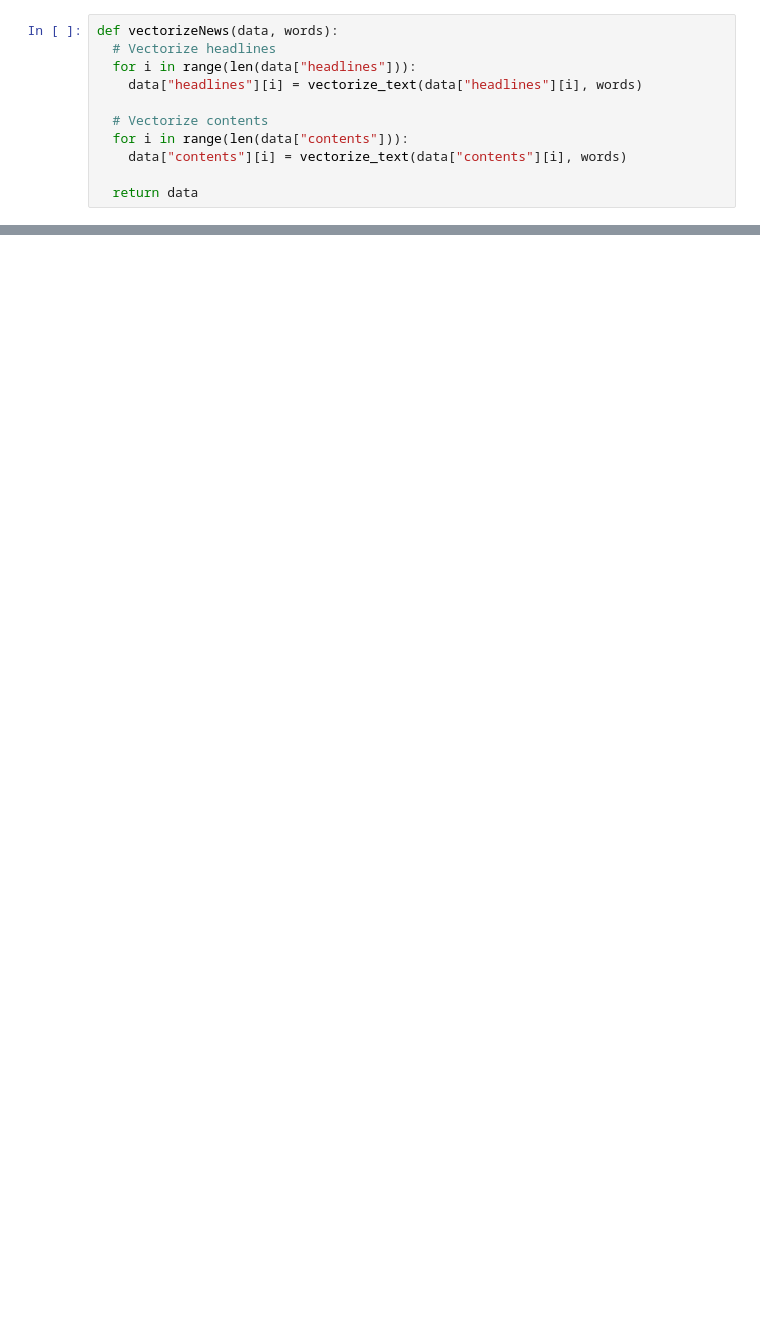
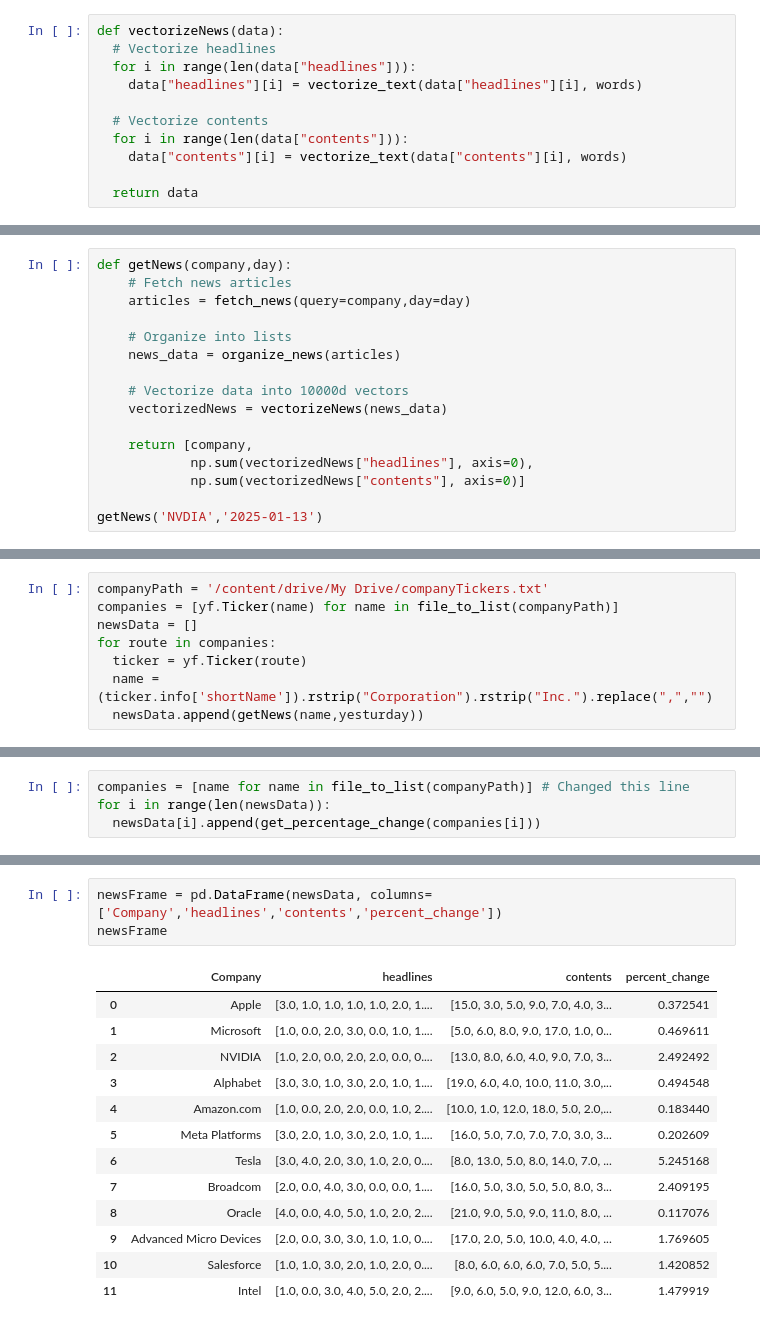
Before and after one commit to xanderrp2/StockAI, a Jupyter notebook: DataCollection_py.ipynb, the cells around one changed output, grey strips where cells are left out. Cells and saved outputs as stored; diff of their text form; blank space fills up the shorter version.

```diff
--- a/DataCollection_py.ipynb
+++ b/DataCollection_py.ipynb
@@ -81,5 +86,5 @@ result_dict = file_to_dict(file_path)
 # %%
-def vectorizeNews(data, words):
+def vectorizeNews(data):
   # Vectorize headlines
   for i in range(len(data["headlines"])):
     data["headlines"][i] = vectorize_text(data["headlines"][i], words)
@@ -112,0 +97,16 @@ if __name__ == "__main__":
+# %%
+def getNews(company,day):
+    # Fetch news articles
+    articles = fetch_news(query=company,day=day)
+
+    # Organize into lists
+    news_data = organize_news(articles)
+
+    # Vectorize data into 10000d vectors
+    vectorizedNews = vectorizeNews(news_data)
+
+    return [company,
+            np.sum(vectorizedNews["headlines"], axis=0),
+            np.sum(vectorizedNews["contents"], axis=0)]
+
+getNews('NVDIA','2025-01-13')
@@ -112,0 +151,8 @@ if __name__ == "__main__":
+# %%
+companyPath = '/content/drive/My Drive/companyTickers.txt'
+companies = [yf.Ticker(name) for name in file_to_list(companyPath)]
+newsData = []
+for route in companies:
+  ticker = yf.Ticker(route)
+  name = (ticker.info['shortName']).rstrip("Corporation").rstrip("Inc.").replace(",","")
+  newsData.append(getNews(name,yesturday))
@@ -112,0 +161,4 @@ if __name__ == "__main__":
+# %%
+companies = [name for name in file_to_list(companyPath)] # Changed this line
+for i in range(len(newsData)):
+  newsData[i].append(get_percentage_change(companies[i]))
@@ -112,0 +178,17 @@ if __name__ == "__main__":
+# %%
+newsFrame = pd.DataFrame(newsData, columns=['Company','headlines','contents','percent_change'])
+newsFrame
+# %% [output]
+|  | Company | headlines | contents | percent_change |
+| 0 | Apple | [3.0, 1.0, 1.0, 1.0, 1.0, 2.0, 1.... | [15.0, 3.0, 5.0, 9.0, 7.0, 4.0, 3... | 0.372541 |
+| 1 | Microsoft | [1.0, 0.0, 2.0, 3.0, 0.0, 1.0, 1.... | [5.0, 6.0, 8.0, 9.0, 17.0, 1.0, 0... | 0.469611 |
+| 2 | NVIDIA | [1.0, 2.0, 0.0, 2.0, 2.0, 0.0, 0.... | [13.0, 8.0, 6.0, 4.0, 9.0, 7.0, 3... | 2.492492 |
+| 3 | Alphabet | [3.0, 3.0, 1.0, 3.0, 2.0, 1.0, 1.... | [19.0, 6.0, 4.0, 10.0, 11.0, 3.0,... | 0.494548 |
+| 4 | Amazon.com | [1.0, 0.0, 2.0, 2.0, 0.0, 1.0, 2.... | [10.0, 1.0, 12.0, 18.0, 5.0, 2.0,... | 0.183440 |
+| 5 | Meta Platforms | [3.0, 2.0, 1.0, 3.0, 2.0, 1.0, 1.... | [16.0, 5.0, 7.0, 7.0, 7.0, 3.0, 3... | 0.202609 |
+| 6 | Tesla | [3.0, 4.0, 2.0, 3.0, 1.0, 2.0, 0.... | [8.0, 13.0, 5.0, 8.0, 14.0, 7.0, ... | 5.245168 |
+| 7 | Broadcom | [2.0, 0.0, 4.0, 3.0, 0.0, 0.0, 1.... | [16.0, 5.0, 3.0, 5.0, 5.0, 8.0, 3... | 2.409195 |
+| 8 | Oracle | [4.0, 0.0, 4.0, 5.0, 1.0, 2.0, 2.... | [21.0, 9.0, 5.0, 9.0, 11.0, 8.0, ... | 0.117076 |
+| 9 | Advanced Micro Devices | [2.0, 0.0, 3.0, 3.0, 1.0, 1.0, 0.... | [17.0, 2.0, 5.0, 10.0, 4.0, 4.0, ... | 1.769605 |
+| 10 | Salesforce | [1.0, 1.0, 3.0, 2.0, 1.0, 2.0, 0.... | [8.0, 6.0, 6.0, 6.0, 7.0, 5.0, 5.... | 1.420852 |
+| 11 | Intel | [1.0, 0.0, 3.0, 4.0, 5.0, 2.0, 2.... | [9.0, 6.0, 5.0, 9.0, 12.0, 6.0, 3... | 1.479919 |
```
Also changed, not shown: parts of 8 cells of this notebook.
